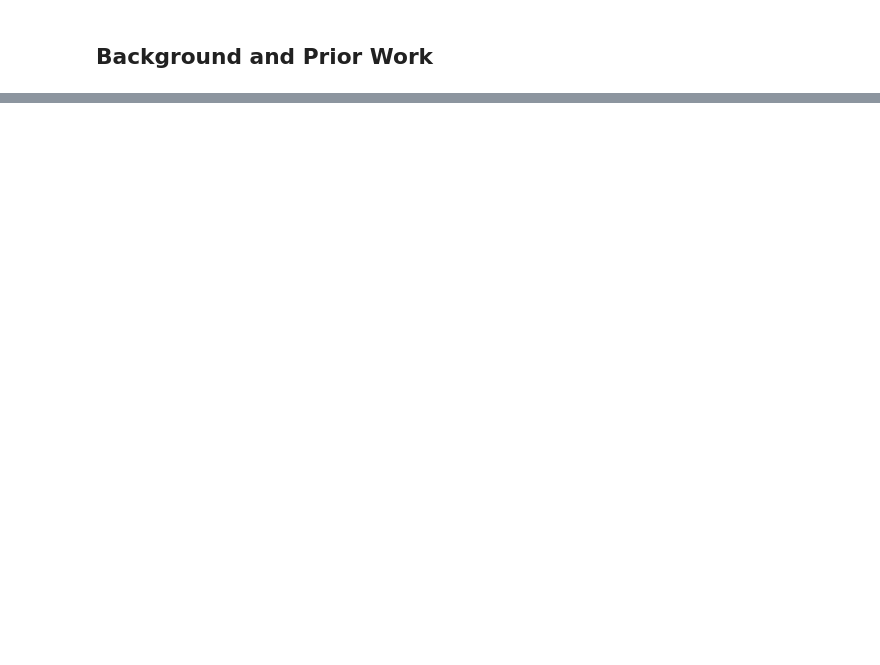
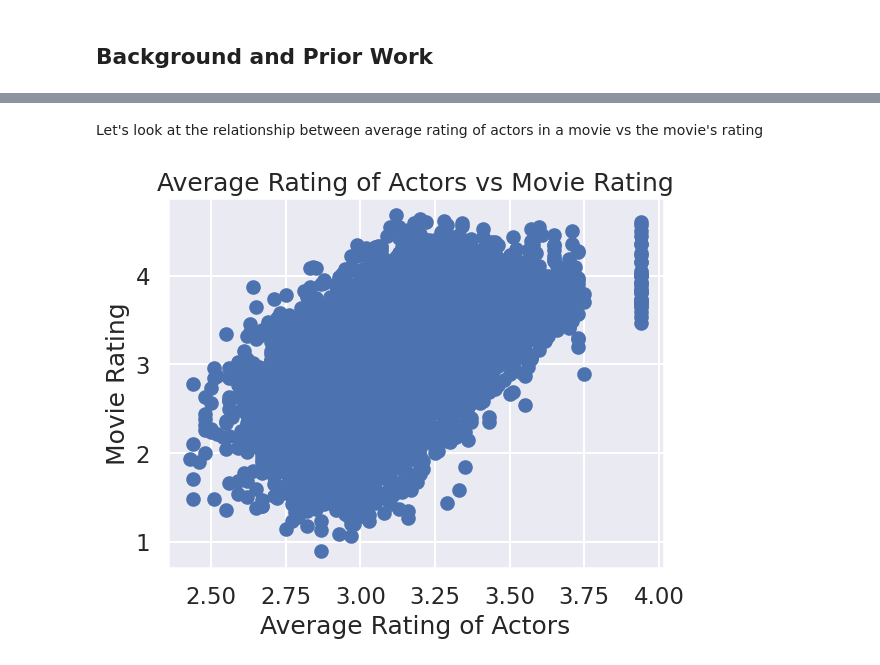
Before and after one commit to COGS108/Group080_WI24, a Jupyter notebook: DataCheckpoint_Group080_WI24.ipynb, the cells around one changed output, grey strips where cells are left out. Cells and saved outputs as stored; diff of their text form; code cells hidden in the pictures; blank space fills up the shorter version.

```diff
--- a/DataCheckpoint_Group080_WI24.ipynb
+++ b/DataCheckpoint_Group080_WI24.ipynb
@@ -149,0 +662,10 @@ If you think you will need any special resources or training outside what we hav
+# %% [markdown]
+Let's look at the relationship between average rating of actors in a movie vs the movie's rating
+# %%
+plt.scatter(df['avg_rating_of_actors'], df['rating'])
+plt.xlabel('Average Rating of Actors')
+plt.ylabel('Movie Rating')
+plt.title('Average Rating of Actors vs Movie Rating')
+plt.show()
+# %% [output]
+[figure, added]
```
Also changed, not shown: parts of 100 cells of this notebook.
